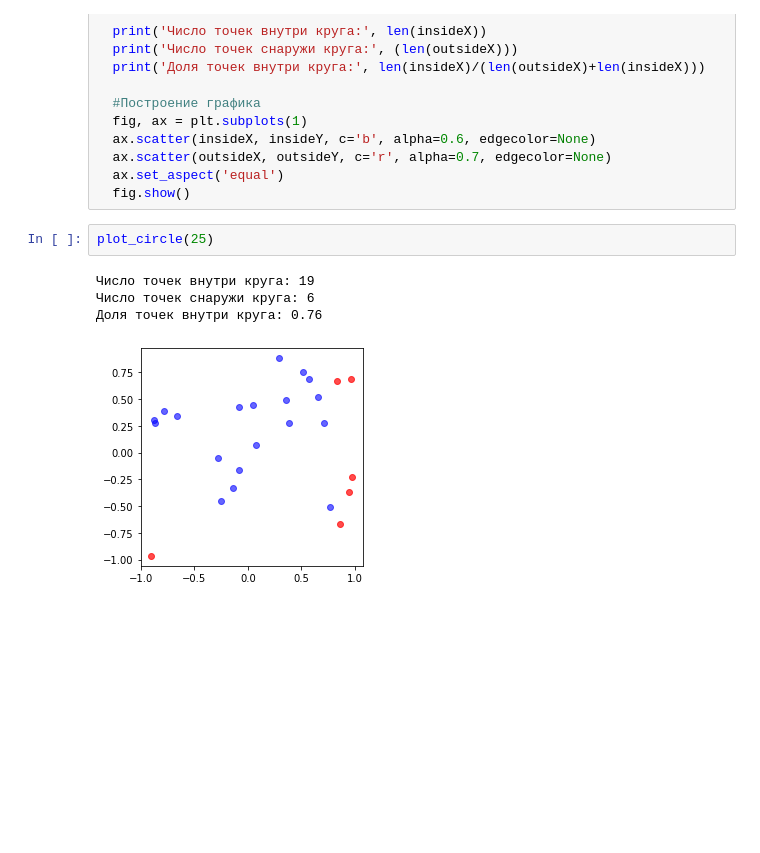
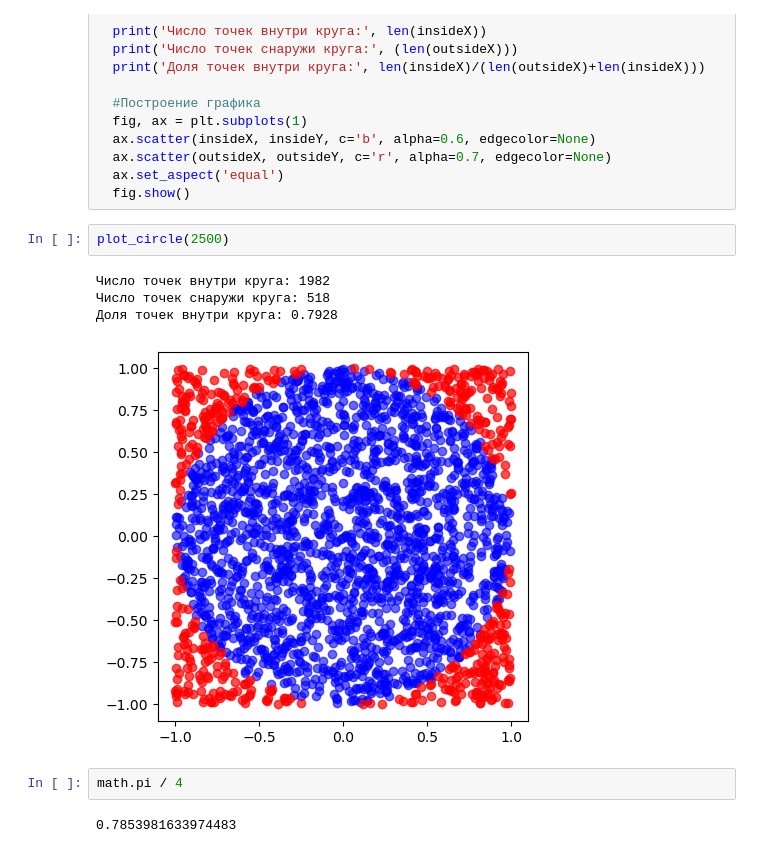
Before and after one commit to GennadiyYakovlev/anaconda-ds, a Jupyter notebook: math/1pt_hw_Yakovlev.ipynb, the cells around one changed output. Cells and saved outputs as stored; diff of their text form; blank space fills up the shorter version.

```diff
--- a/math/1pt_hw_Yakovlev.ipynb
+++ b/math/1pt_hw_Yakovlev.ipynb
@@ -115,9 +172,13 @@ def plot_circle(n):
   ax.set_aspect('equal')
   fig.show()
 # %%
-plot_circle(25)
+plot_circle(2500)
 # %% [output]
-Число точек внутри круга: 19
-Число точек снаружи круга: 6
-Доля точек внутри круга: 0.76
+Число точек внутри круга: 1982
+Число точек снаружи круга: 518
+Доля точек внутри круга: 0.7928
-[figure, old version]
+[figure, new version]
+# %%
+math.pi / 4
+# %% [output]
+0.7853981633974483
```
Also changed, not shown: parts of 16 cells of this notebook.
